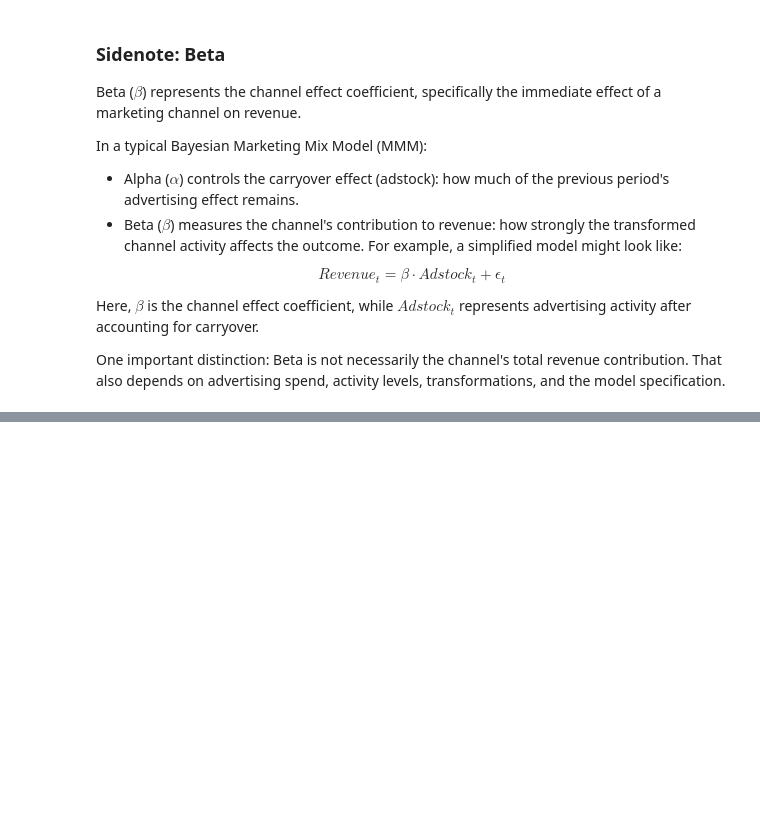
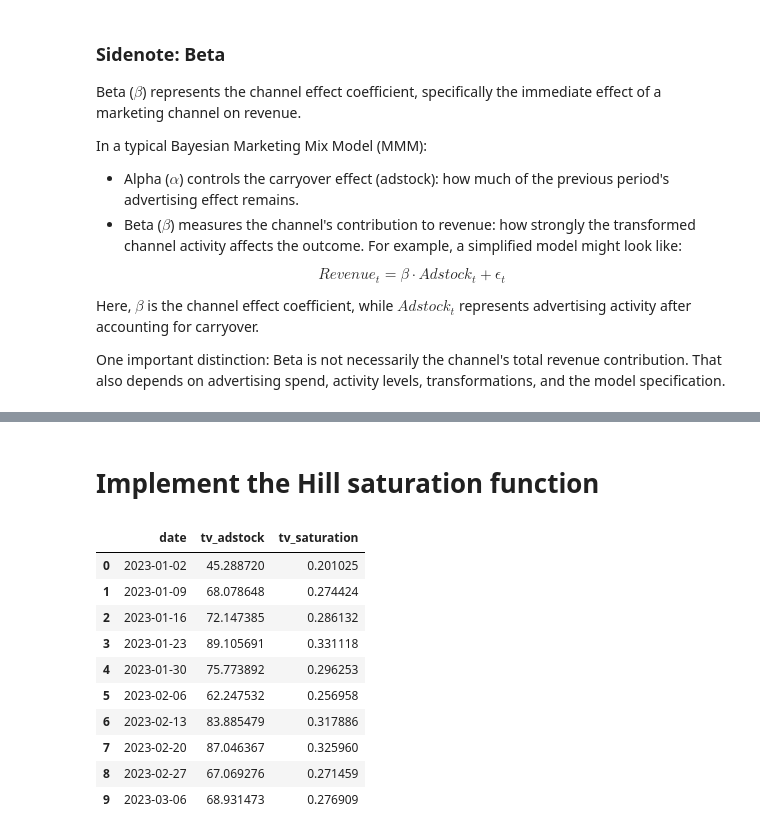
Before and after one commit to brianbamboo/bayesian-mmm, a Jupyter notebook: 02_marketing_transformations.ipynb, the cells around one changed output, grey strips where cells are left out. Saved outputs shown, nothing was run; the diff lists cells and outputs as text; code cells hidden in the pictures; blank space fills up the shorter version.

```diff
--- a/02_marketing_transformations.ipynb
+++ b/02_marketing_transformations.ipynb
@@ -161,0 +180,42 @@ One important distinction: Beta is not necessarily the channel's total revenue c
+# %% [markdown]
+# Implement the Hill saturation function
+# %%
+def hill_saturation(x, ec50):
+    """
+    Apply a Hill saturation transformation.
+
+    Parameters
+    ----------
+    x : array-like
+        Adstocked marketing spend.
+    ec50 : float
+        Spend level at which saturation reaches 50%.
+
+    Returns
+    -------
+    np.ndarray
+        Saturation values between 0 and 1.
+    """
+    x = np.asarray(x, dtype=float)
+
+    return x / (x + ec50)
+# %%
+## Apply saturation functino to TV adstock
+df_clean["tv_saturation"] = hill_saturation(
+    df["tv_adstock"],
+    ec50=180
+)
+
+df_clean[["date", "tv_adstock", "tv_saturation"]].head(10)
+# %% [output]
+|  | date | tv_adstock | tv_saturation |
+| 0 | 2023-01-02 | 45.288720 | 0.201025 |
+| 1 | 2023-01-09 | 68.078648 | 0.274424 |
+| 2 | 2023-01-16 | 72.147385 | 0.286132 |
+| 3 | 2023-01-23 | 89.105691 | 0.331118 |
+| 4 | 2023-01-30 | 75.773892 | 0.296253 |
+| 5 | 2023-02-06 | 62.247532 | 0.256958 |
+| 6 | 2023-02-13 | 83.885479 | 0.317886 |
+| 7 | 2023-02-20 | 87.046367 | 0.325960 |
+| 8 | 2023-02-27 | 67.069276 | 0.271459 |
+| 9 | 2023-03-06 | 68.931473 | 0.276909 |
```
Also changed, not shown: parts of 8 cells of this notebook.
